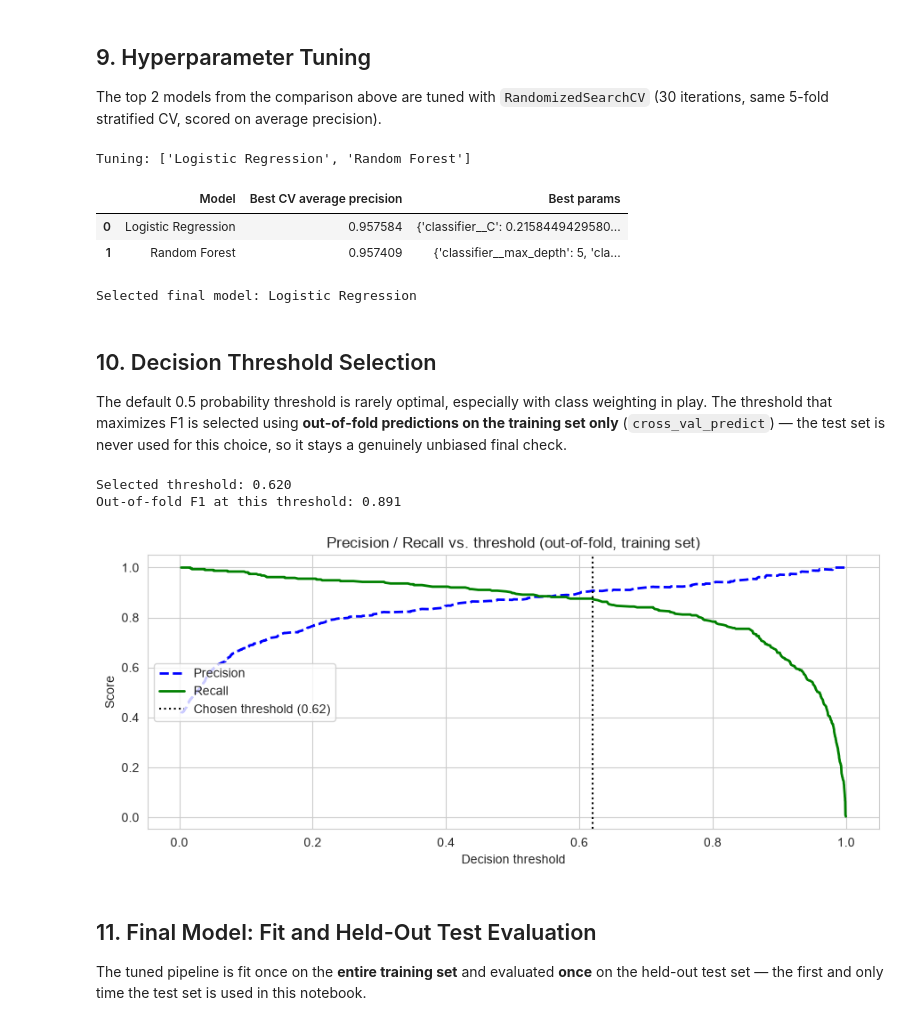
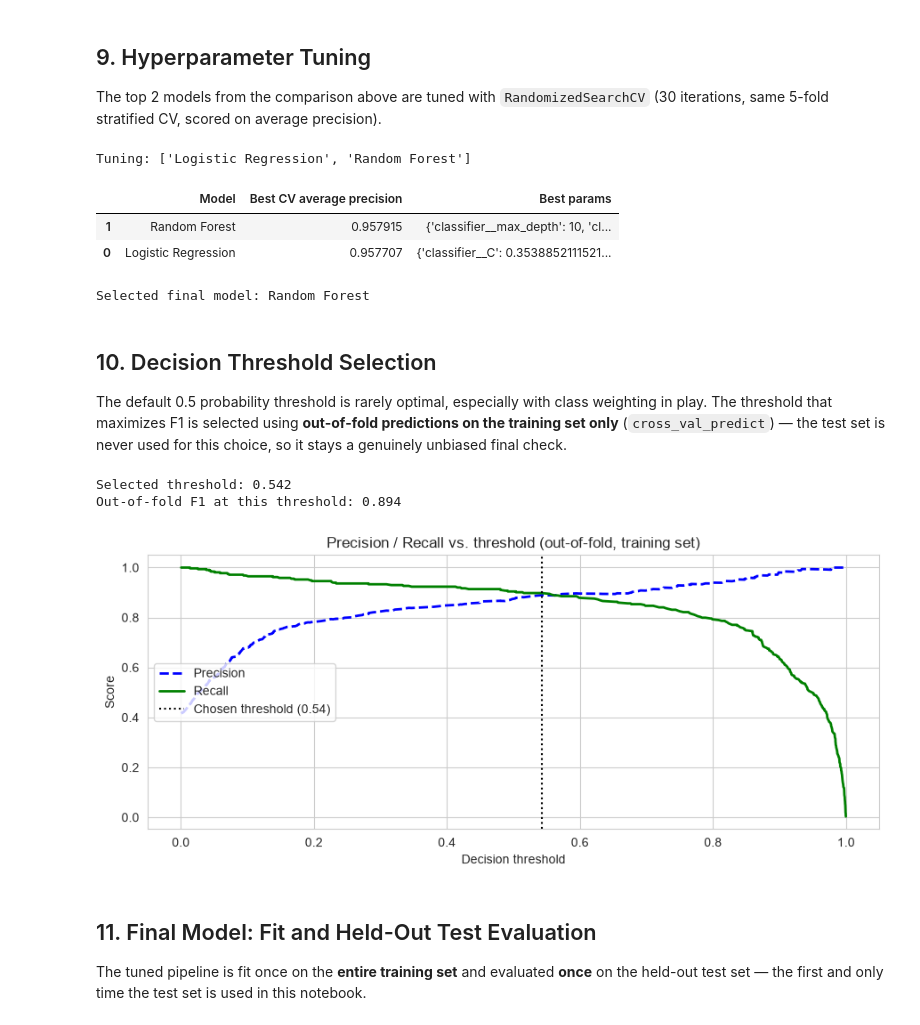
Before and after one commit to n-asadifard/ML-Project-Predictive_Maintenance, a Jupyter notebook: notebook/machine_failure_prediction.ipynb, the cells around one changed output. Saved outputs shown, nothing was run; the diff lists cells and outputs as text; code cells hidden in the pictures.

```diff
--- a/notebook/machine_failure_prediction.ipynb
+++ b/notebook/machine_failure_prediction.ipynb
@@ -60,7 +60,7 @@ end-to-end without a Kaggle-specific environment. If you're running this
 yourself, download `data.csv` from the Kaggle link above and place it at
 `data/data.csv`.
 # %%
-DATA_PATH = Path("notebook\dataset\data.csv")
+DATA_PATH = Path("dataset/data.csv")
 sensor_data = pd.read_csv(DATA_PATH)
 # %%
 sensor_data = sensor_data.rename(columns={
@@ -451,51 +449,65 @@ top_2_models = results_df["Model"].head(2).tolist()
 print("Tuning:", top_2_models)
 
 param_distributions = {
-    "Logistic Regression": {
-        "classifier__C": uniform(0.01, 10),
-    },
-    "Random Forest": {
-        "classifier__n_estimators": randint(200, 700),
-        "classifier__max_depth": [None, 5, 10, 15, 20, 30],
-        "classifier__min_samples_leaf": randint(1, 10),
-        "classifier__max_features": ["sqrt", "log2", None],
+        "Logistic Regression": {
+            "classifier__C": uniform(0.01, 10.0),
+            "classifier__solver": ["lbfgs", "saga"]
+        },
+        "Random Forest": {
+            "classifier__n_estimators": randint(100, 600),
+            "classifier__max_depth": [None, 5, 10, 20, 30],
+            "classifier__min_samples_split": randint(2, 11),
+            "classifier__min_samples_leaf": randint(1, 10),
+            "classifier__max_features": ["sqrt", "log2", None]
+        },
+        "XGBoost": {
+            "classifier__n_estimators": randint(100, 600),
+            "classifier__max_depth": randint(3, 10),
+            "classifier__learning_rate": uniform(0.01, 0.2),
+            "classifier__subsample": uniform(0.6, 0.4),
+            "classifier__colsample_bytree": uniform(0.6, 0.4)
+        },
+        "CatBoost": {
+            "classifier__iterations": randint(100, 600),
+            "classifier__depth": randint(4, 10),
+            "classifier__learning_rate": uniform(0.01, 0.2)
+        }
     }
-}
 
 tuning_rows = []
 tuned_estimators = {}
 
 for name in top_2_models:
     search = RandomizedSearchCV(
         fitted_pipelines[name],
         param_distributions=param_distributions[name],
         n_iter=30,
         scoring="average_precision",
         cv=cv,
         random_state=RANDOM_STATE,
         n_jobs=-1,
     )
     search.fit(X_train, y_train)
     tuned_estimators[name] = search.best_estimator_
     tuning_rows.append({
         "Model": name,
         "Best CV average precision": search.best_score_,
         "Best params": search.best_params_,
     })
 
 tuning_df = pd.DataFrame(tuning_rows).sort_values("Best CV average precision", ascending=False)
 tuning_df
 # %% [output]
 Tuning: ['Logistic Regression', 'Random Forest']
 |  | Model | Best CV average precision | Best params |
-| 0 | Logistic Regression | 0.957584 | {'classifier__C': 0.2158449429580... |
-| 1 | Random Forest | 0.957409 | {'classifier__max_depth': 5, 'cla... |
+| 1 | Random Forest | 0.957915 | {'classifier__max_depth': 10, 'cl... |
+| 0 | Logistic Regression | 0.957707 | {'classifier__C': 0.3538852111521... |
 # %%
 best_model_name = tuning_df.iloc[0]["Model"]
 final_pipeline = tuned_estimators[best_model_name]
 print(f"Selected final model: {best_model_name}")
 # %% [output]
-Selected final model: Logistic Regression
+Selected final model: Random Forest
 # %% [markdown]
 ## 10. Decision Threshold Selection
 
@@ -517,8 +529,8 @@ best_threshold = oof_thresholds[best_idx]
 print(f"Selected threshold: {best_threshold:.3f}")
 print(f"Out-of-fold F1 at this threshold: {oof_f1_scores[best_idx]:.3f}")
 # %% [output]
-Selected threshold: 0.620
-Out-of-fold F1 at this threshold: 0.891
+Selected threshold: 0.542
+Out-of-fold F1 at this threshold: 0.894
 # %%
 fig, ax = plt.subplots(figsize=(9, 4))
 ax.plot(oof_thresholds, oof_precisions[:-1], "b--", label="Precision", linewidth=2)
@@ -532,7 +544,7 @@ plt.tight_layout()
 plt.savefig(FIGURES_DIR / "threshold_selection.png", dpi=120)
 plt.show()
 # %% [output]
-[figure, old version]
+[figure, new version]
 # %% [markdown]
 ## 11. Final Model: Fit and Held-Out Test Evaluation
 
```
Also changed, not shown: parts of 4 cells of this notebook, 17 other files.
